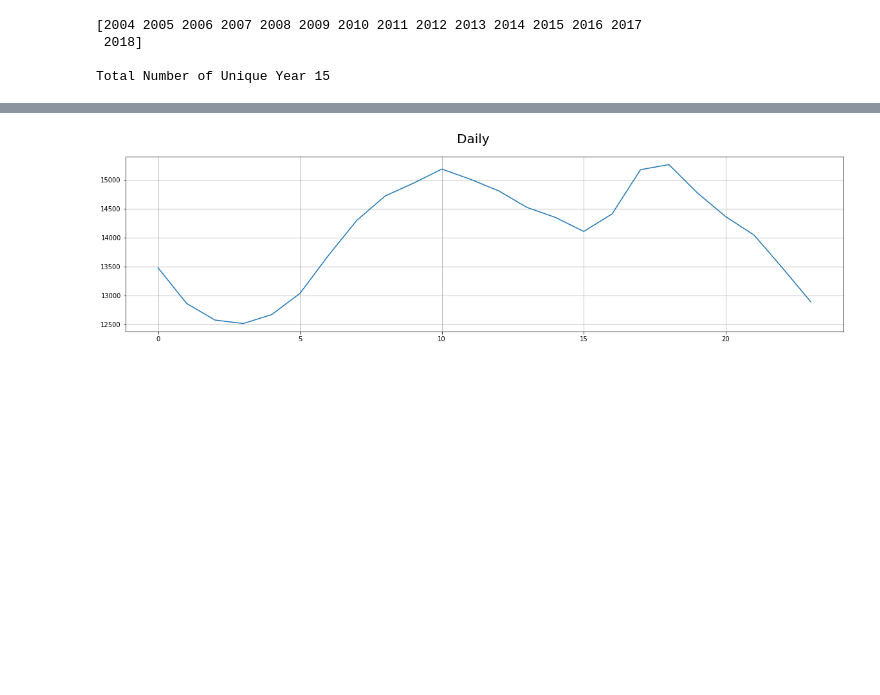
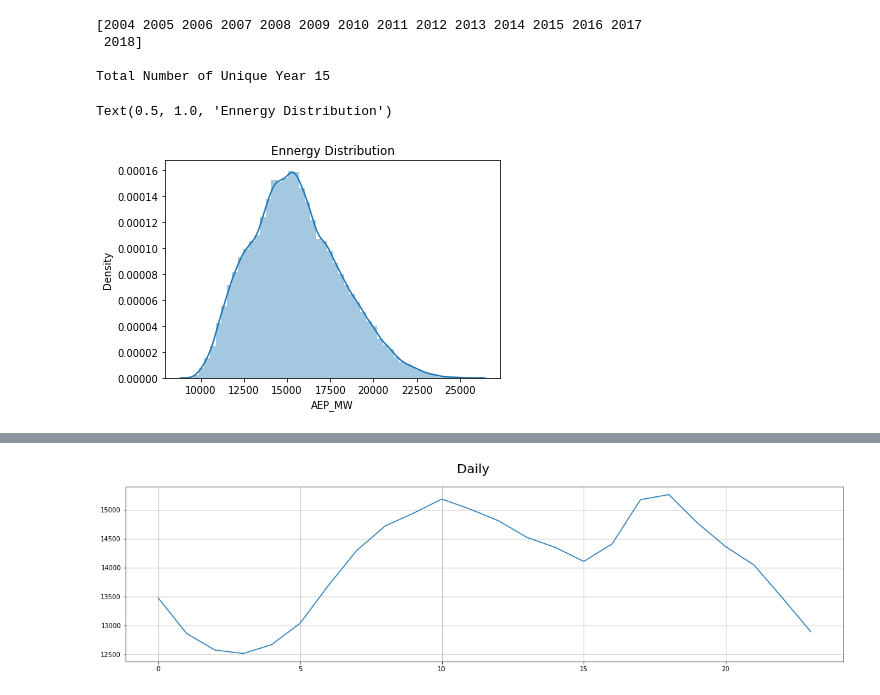
Before and after one commit to dhanushka365/SLEnergyConsumptionPrediction, a Jupyter notebook: 2023_03_11.ipynb, the cells around one changed output, grey strips where cells are left out. Saved outputs shown, nothing was run; the diff lists cells and outputs as text; code cells hidden in the pictures; blank space fills up the shorter version.

```diff
--- a/2023_03_11.ipynb
+++ b/2023_03_11.ipynb
@@ -141,3 +141,11 @@ print("Total Number of Unique Year", df.Year.nunique(), "\n")
  2018]
 
 Total Number of Unique Year 15
+# %%
+#plot and data visualization
+# Using displot
+sns.distplot(df["AEP_MW"], kde=True)
+plt.title("Ennergy Distribution")
+# %% [output]
+Text(0.5, 1.0, 'Ennergy Distribution')
+[figure, added]
```
Also changed, not shown: parts of 11 cells of this notebook.
